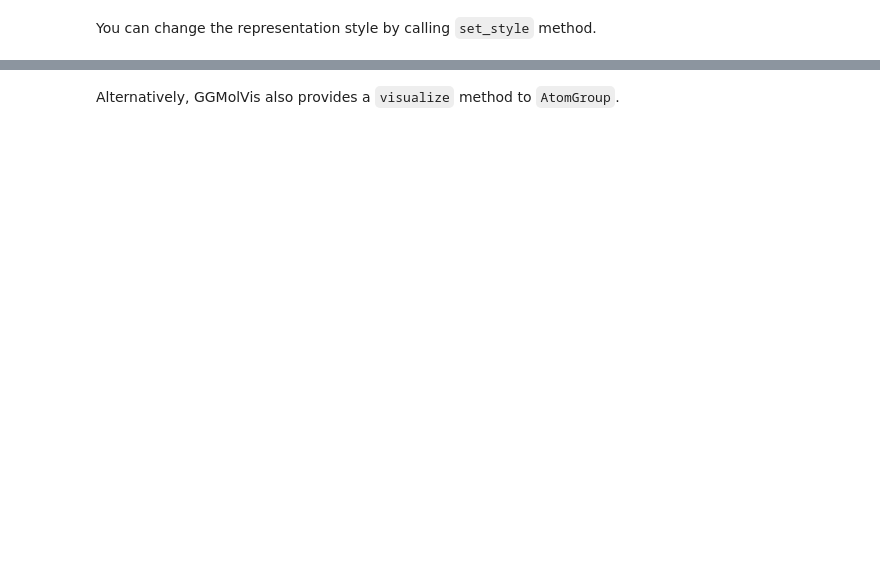
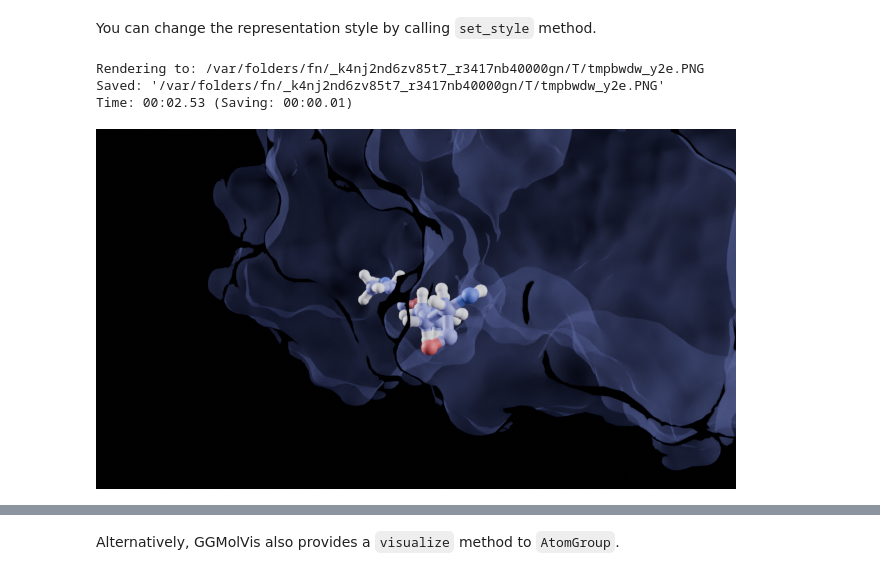
Before and after one commit to yuxuanzhuang/ggmolvis, a Jupyter notebook: examples/ggmolvis_basic.ipynb, the cells around one changed output, grey strips where cells are left out. Drawn from its saved outputs; the diff is of its cells as text; code cells hidden in the pictures; blank space fills up the shorter version.

```diff
--- a/examples/ggmolvis_basic.ipynb
+++ b/examples/ggmolvis_basic.ipynb
@@ -77,3 +109,10 @@ Time: 00:04.01 (Saving: 00:00.01)
 You can change the representation style by calling `set_style` method.
 # %%
 residue_mol.set_style('ball_and_stick')
+# %%
+ggmv.render(residue_mol)
+# %% [output]
+Rendering to: /var/folders/fn/_k4nj2nd6zv85t7_r3417nb40000gn/T/tmpbwdw_y2e.PNG
+Saved: '/var/folders/fn/_k4nj2nd6zv85t7_r3417nb40000gn/T/tmpbwdw_y2e.PNG'
+Time: 00:02.53 (Saving: 00:00.01)
+[figure, added]
```
Also changed, not shown: parts of 16 cells of this notebook, 5 other files.
